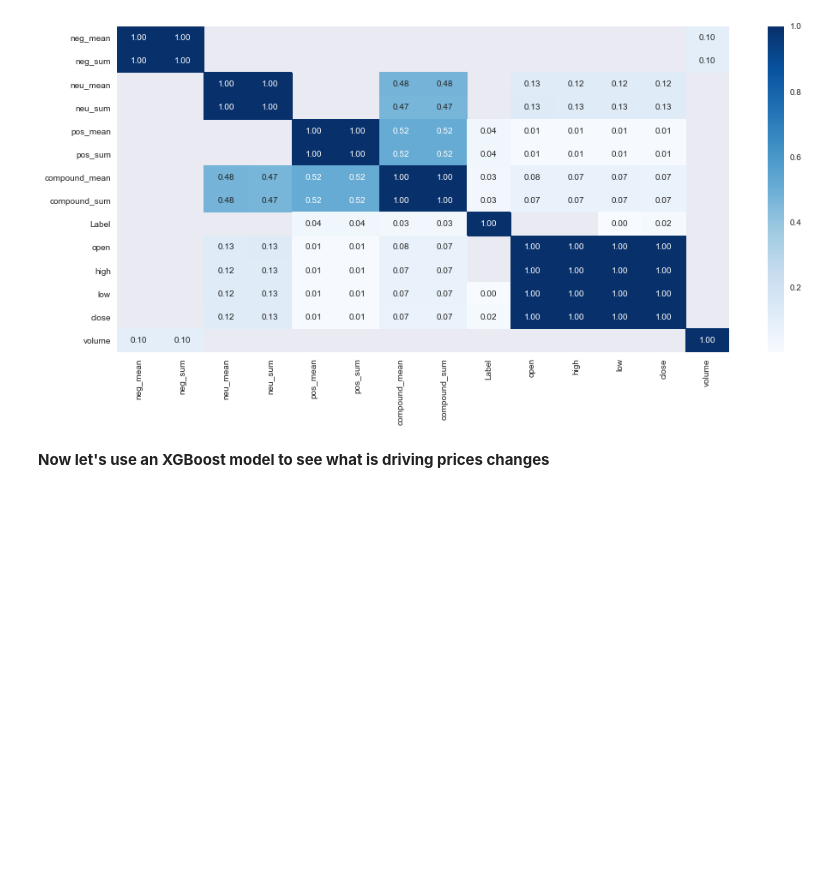
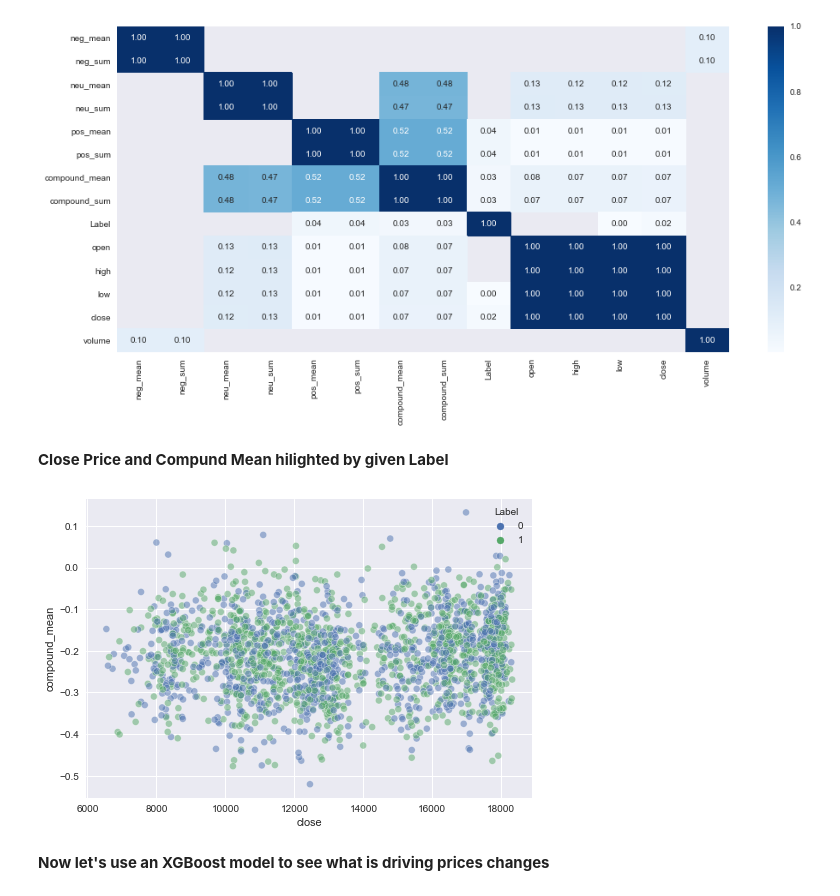
Before and after one commit to cristianexer/blog, a Jupyter notebook: _notebooks/2021-02-14-Stock-Market-Sentiments.ipynb, the cells around one changed output. Saved outputs shown, nothing was run; the diff lists cells and outputs as text; code cells hidden in the pictures; blank space fills up the shorter version.

```diff
--- a/_notebooks/2021-02-14-Stock-Market-Sentiments.ipynb
+++ b/_notebooks/2021-02-14-Stock-Market-Sentiments.ipynb
@@ -190,6 +161,12 @@ corr = enriched_df.corr(method='spearman')
 sns.heatmap(corr[corr>0],annot=True,fmt='.2f',cmap='Blues');
 # %% [output]
 [figure]
+# %% [markdown]
+**Close Price and Compund Mean hilighted by given Label**
+# %%
+sns.scatterplot(x=enriched_df['close'],y=enriched_df['compound_mean'],hue=enriched_df['Label'],alpha=.5);
+# %% [output]
+[figure, added]
 # %% [markdown]
 **Now let's use an XGBoost model to see what is driving prices changes**
 # %%
```
Also changed, not shown: parts of 5 cells of this notebook, 1 other file.
